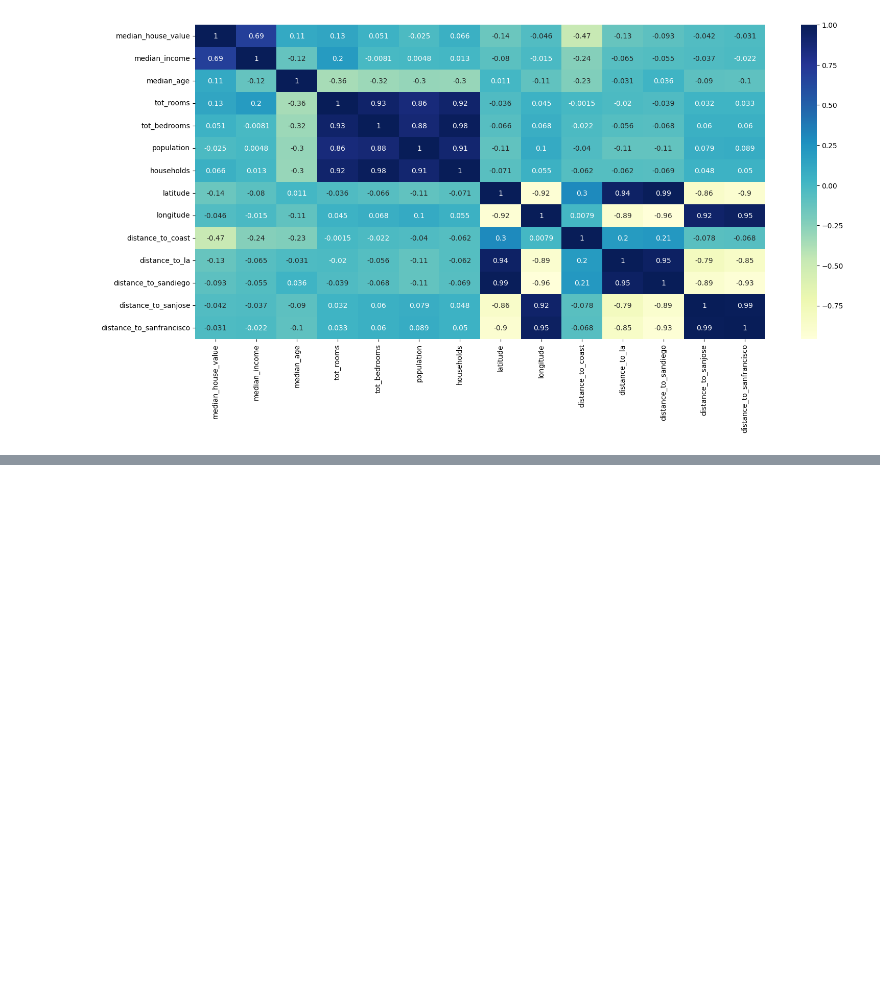
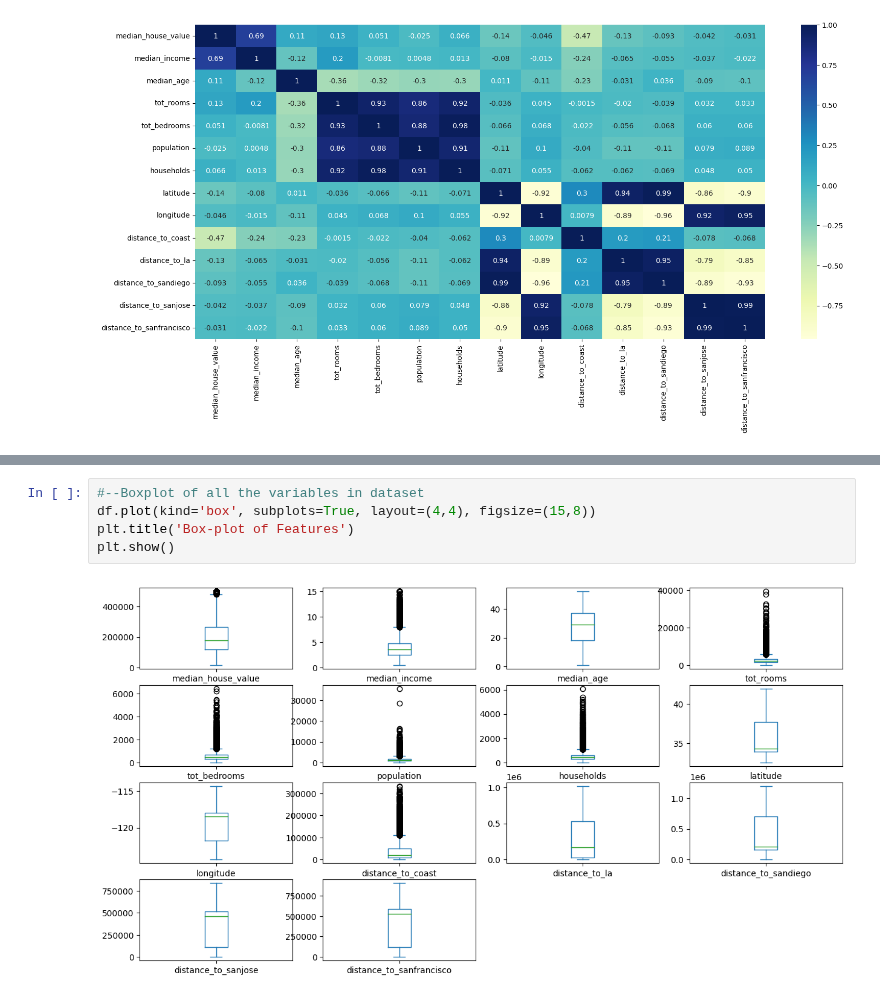
Before and after one commit to luiscberrocal/hacktoberfest-2023, a Jupyter notebook: house_pricing/House Price Prediction.ipynb, the cells around one changed output, grey strips where cells are left out. Drawn from its saved outputs; the diff is of its cells as text; blank space fills up the shorter version.

```diff
--- a/house_pricing/House Price Prediction.ipynb
+++ b/house_pricing/House Price Prediction.ipynb
@@ -120,0 +136,7 @@ plt.show()
+# %%
+#--Boxplot of all the variables in dataset
+df.plot(kind='box', subplots=True, layout=(4,4), figsize=(15,8))
+plt.title('Box-plot of Features')
+plt.show()
+# %% [output]
+[figure, added]
```
Also changed, not shown: parts of 3 cells of this notebook, 1 other file.
